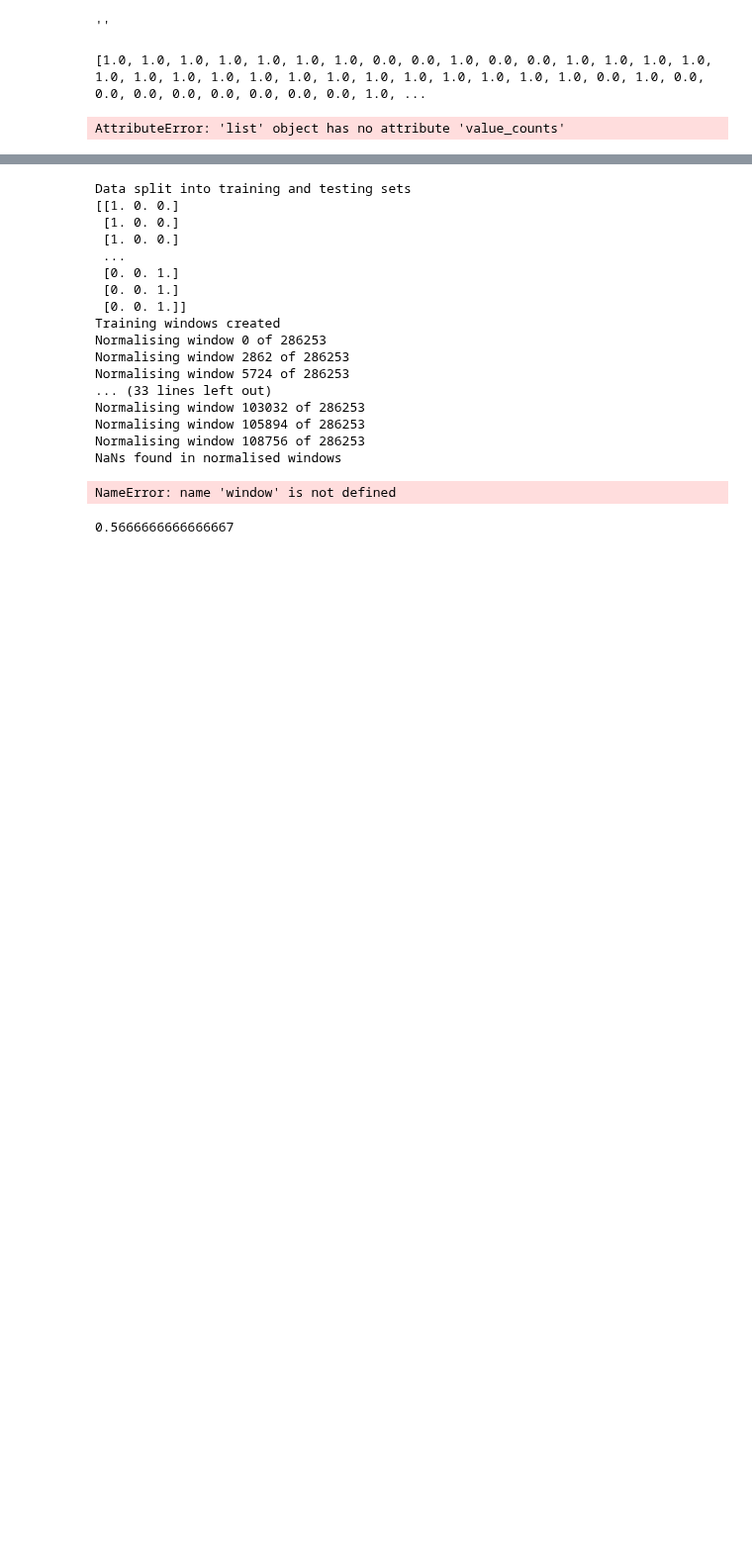
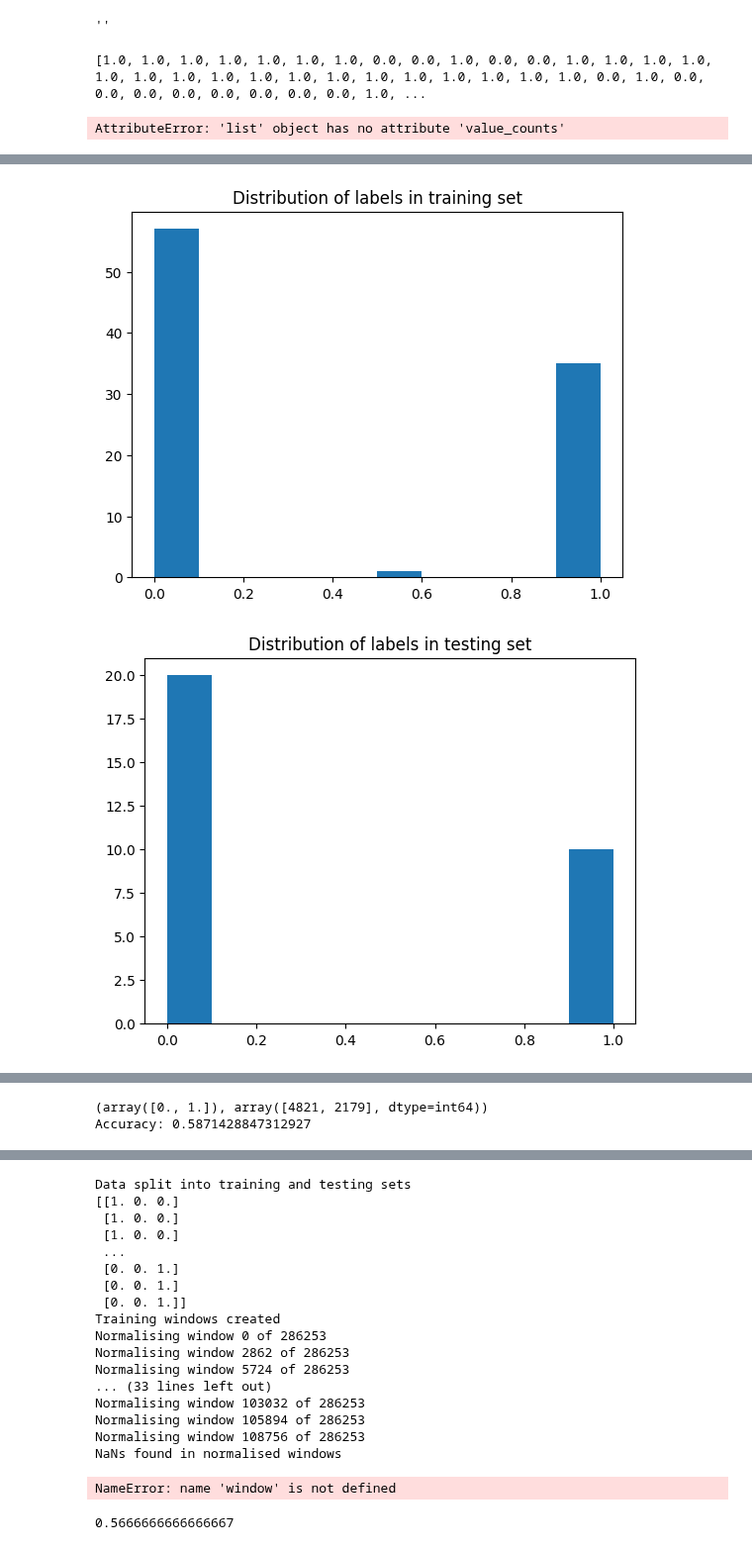
Before and after one commit to holly-hewitt/Abnormal-Infant-Movement-Detection, a Jupyter notebook: Code/WindowBasedDataLoading.ipynb, the cells around one changed output, grey strips where cells are left out. Shown at 99% size. Cells and saved outputs as stored; diff of their text form; code cells hidden in the pictures; blank space fills up the shorter version.

Commit message:
MODEL EXPLORATION: tuning

```diff
--- a/Code/WindowBasedDataLoading.ipynb
+++ b/Code/WindowBasedDataLoading.ipynb
@@ -490,0 +685,8 @@ Yielding batch
+# %%
+# Test the function
+loss, accuracy, model2 = batchWindowClassification(accelData['Measurements'], accelData['Abnormal'], 1000, 500, batch_size=500)
+
+print("Accuracy:", accuracy)
+# %% [output]
+[figure, added]
+[figure, added]
@@ -490,0 +711,2 @@ Yielding batch
+(array([0., 1.]), array([4821, 2179], dtype=int64))
+Accuracy: 0.5871428847312927
```
Also changed, not shown: parts of 12 cells of this notebook.
